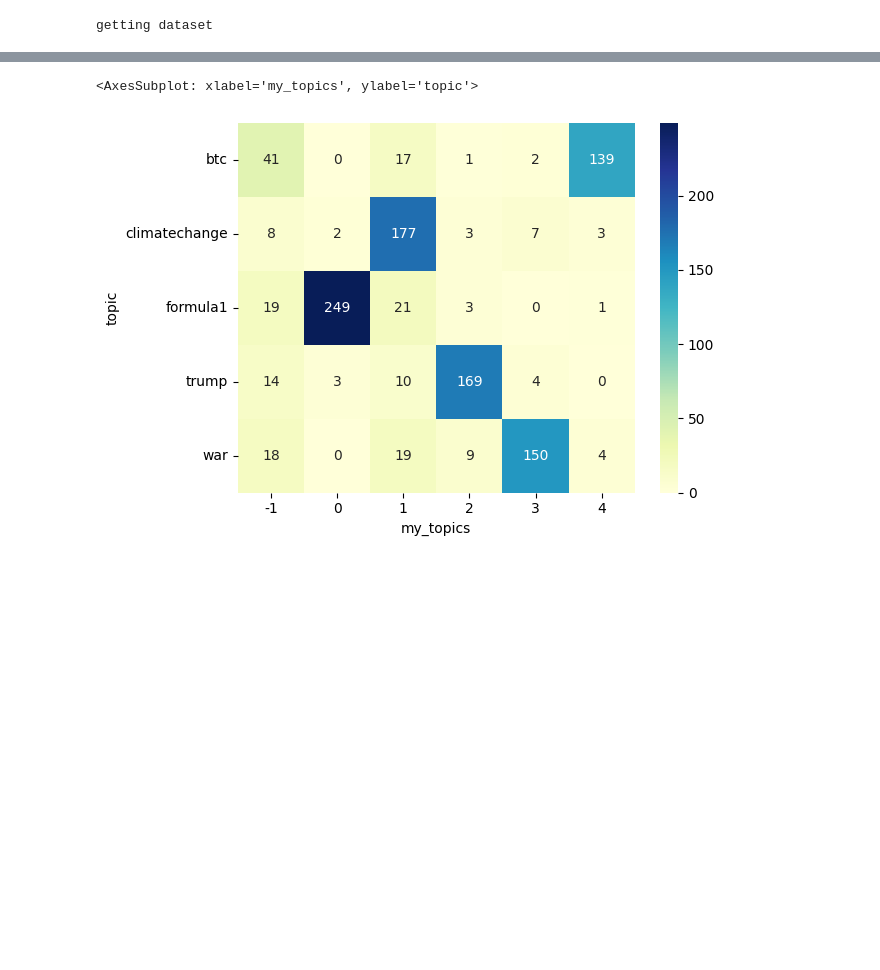
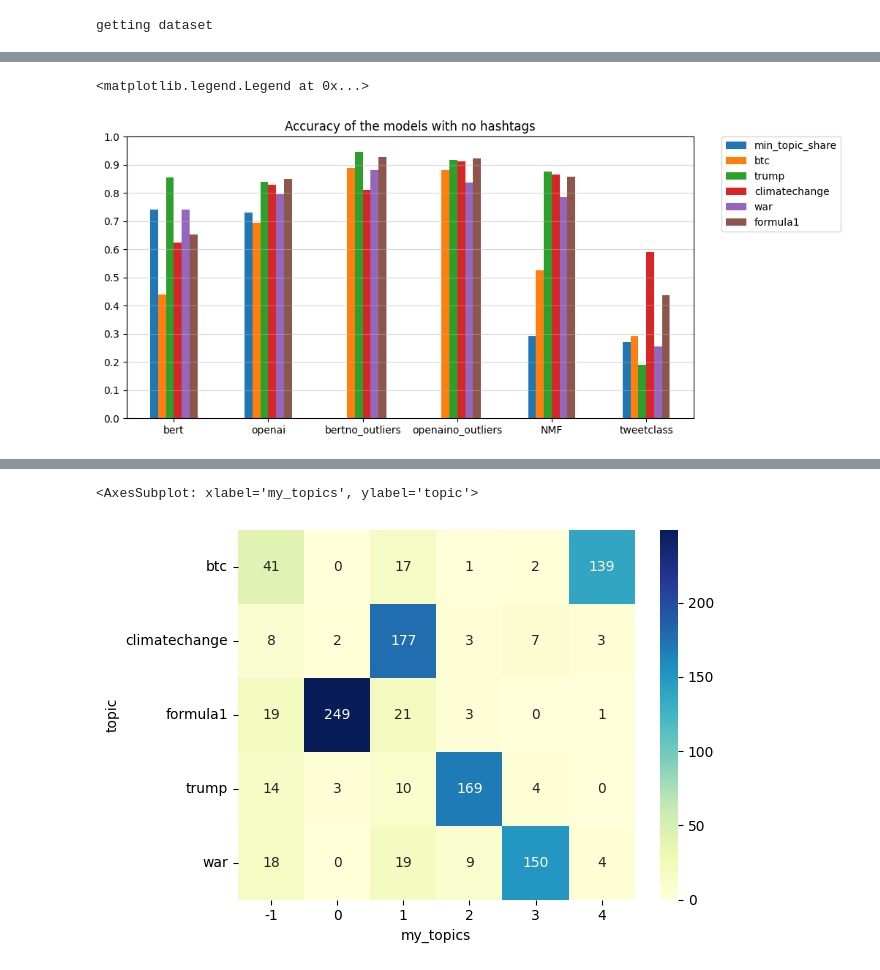
Before and after one commit to alessiogandelli/BERTopic_evaluation, a Jupyter notebook: src/notebooks/Supervised.ipynb, the cells around one changed output, grey strips where cells are left out. Cells and saved outputs as stored; diff of their text form; code cells hidden in the pictures; blank space fills up the shorter version.

```diff
--- a/src/notebooks/Supervised.ipynb
+++ b/src/notebooks/Supervised.ipynb
@@ -67 +80,32 @@ formula1 249 44 22
+# %%
+import pandas as pd
+
+df_no_hash = pd.DataFrame({
+                'bert': bert_no_hash.accuracy,
+                'openai': openai_no_hash.accuracy,
+                'bertno_outliers': bert_no_hash.accuracy_no_outliers,
+                'openaino_outliers': openai_no_hash.accuracy_no_outliers,
+                'NMF': nmf_no_hash.accuracy,
+                'tweetclass': tc_no_hash.accuracy})
+# %%
+# barplot grouped by column
+import matplotlib.pyplot as plt
+import numpy as np
+
+df_no_hash.T.plot.bar(rot=0, figsize=(10,5))
+
+#add title
+plt.title('Accuracy of the models with no hashtags')
+
+#add grid every 0.1
+plt.grid(axis='y', alpha=0.5)
+
+#add yticks every 0.1
+plt.yticks(np.arange(0, 1.1, 0.1))
+
+# legend outside
+plt.legend(bbox_to_anchor=(1.05, 1), loc='upper left', borderaxespad=0.)
+# %% [output]
+<matplotlib.legend.Legend at 0x...>
+[figure, added]
 # %%
```
Also changed, not shown: parts of 24 cells of this notebook, 1 other file.
